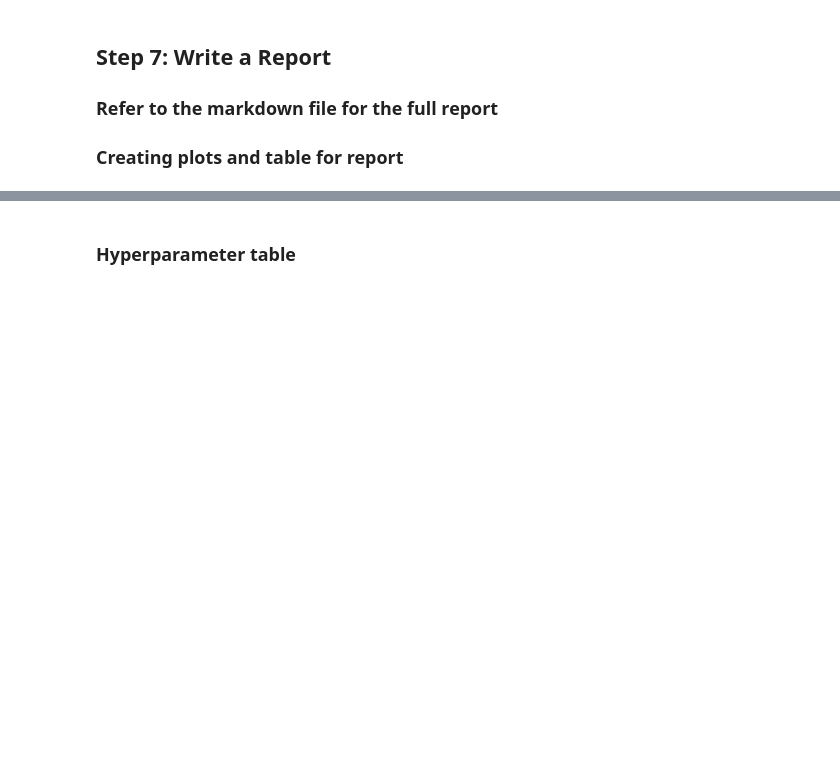
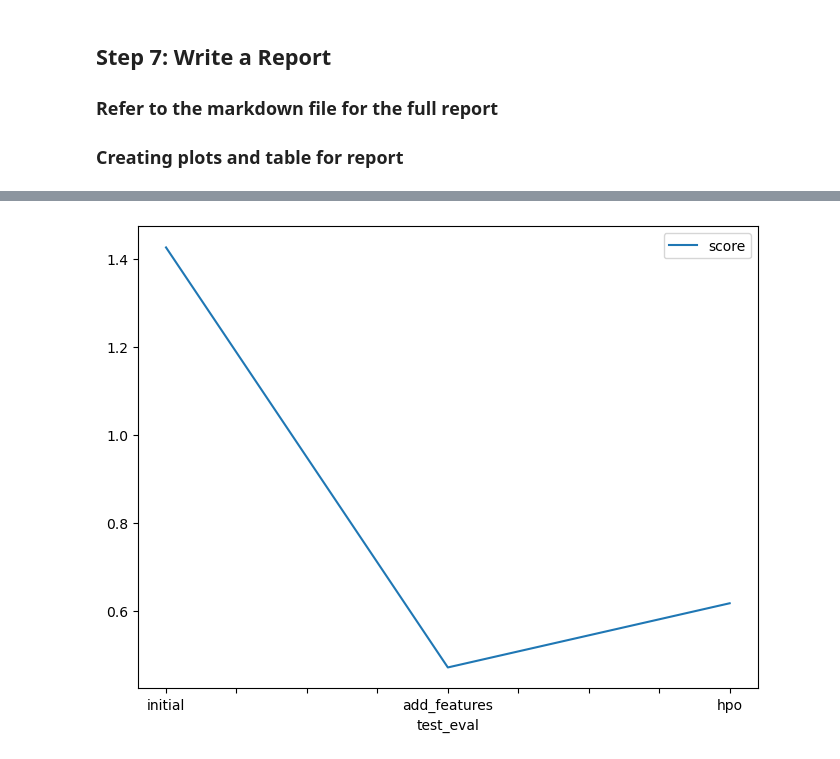
Before and after one commit to b-gleb/aws-ml-bike-sharing, a Jupyter notebook: project-template.ipynb, the cells around one changed output, grey strips where cells are left out. Saved outputs shown, nothing was run; the diff lists cells and outputs as text; code cells hidden in the pictures; blank space fills up the shorter version.

```diff
--- a/project-template.ipynb
+++ b/project-template.ipynb
@@ -466,11 +468,11 @@ fig.savefig('model_train_score.png')
 # %%
 # Take the 3 kaggle scores and creating a line plot to show improvement
 fig = pd.DataFrame(
     {
         "test_eval": ["initial", "add_features", "hpo"],
-        "score": [?, ?, ?]
+        "score": [1.42564, 0.47215, 0.61785]
     }
 ).plot(x="test_eval", y="score", figsize=(8, 6)).get_figure()
 fig.savefig('model_test_score.png')
+# %% [output]
+[figure, added]
-# %% [markdown]
-### Hyperparameter table
```
Also changed, not shown: parts of 2 cells of this notebook, 2 other files.
